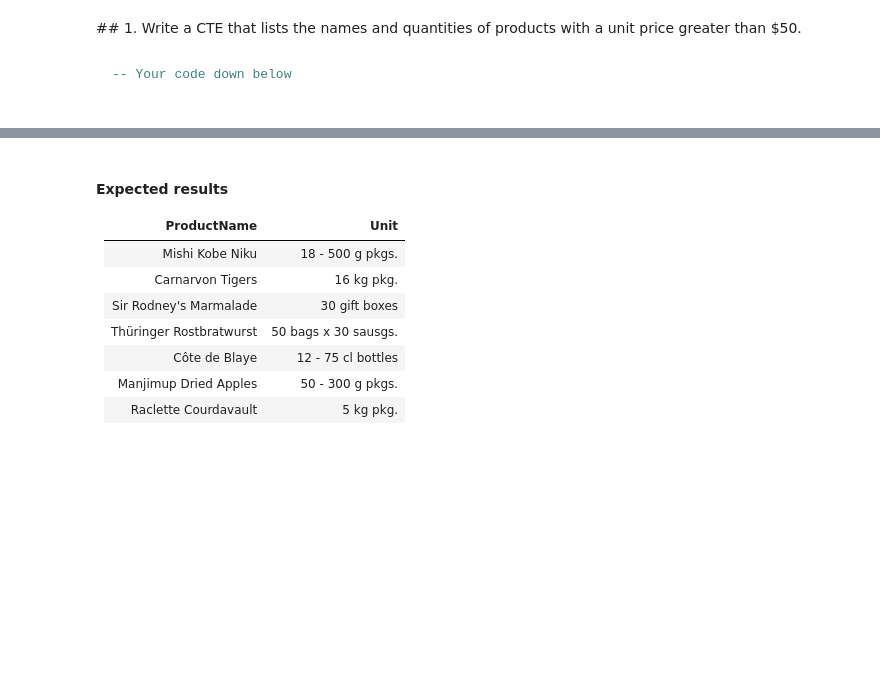
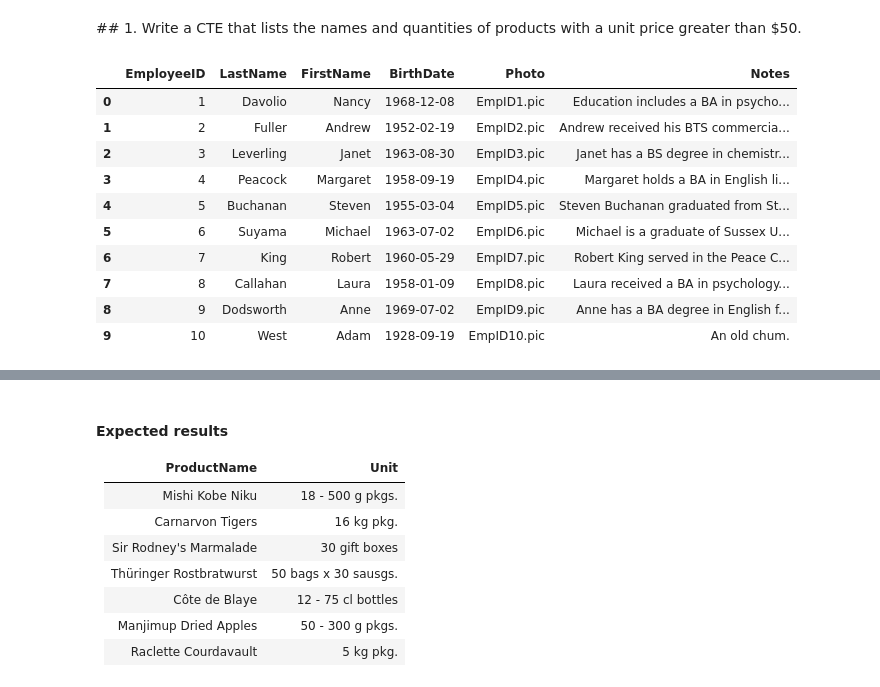
Before and after one commit to Ironhack-data-bcn-oct-2023/lab-mysql-common-table-expressions, a Jupyter notebook: main.ipynb, the cells around one changed output, grey strips where cells are left out. Cells and saved outputs as stored; diff of their text form; code cells hidden in the pictures; blank space fills up the shorter version.

Commit message:
lab-mysql-CTE

````diff
--- a/main.ipynb
+++ b/main.ipynb
@@ -5,7 +10,2 @@ Using the northwind database
 # %% [markdown]
 ## 1. Write a CTE that lists the names and quantities of products with a unit price greater than $50.
-# %% [markdown]
-```sql
--- Your code down below
-
-```
@@ -11,0 +14,18 @@ Using the northwind database
+# %%
+dbName = "northwind"
+connectionData=f"mysql+pymysql://root:{password}@localhost/{dbName}"
+engine = alch.create_engine(connectionData)
+query = "SELECT * FROM employees;"
+pd.read_sql_query(query, engine)
+# %% [output]
+|  | EmployeeID | LastName | FirstName | BirthDate | Photo | Notes |
+| 0 | 1 | Davolio | Nancy | 1968-12-08 | EmpID1.pic | Education includes a BA in psycho... |
+| 1 | 2 | Fuller | Andrew | 1952-02-19 | EmpID2.pic | Andrew received his BTS commercia... |
+| 2 | 3 | Leverling | Janet | 1963-08-30 | EmpID3.pic | Janet has a BS degree in chemistr... |
+| 3 | 4 | Peacock | Margaret | 1958-09-19 | EmpID4.pic | Margaret holds a BA in English li... |
+| 4 | 5 | Buchanan | Steven | 1955-03-04 | EmpID5.pic | Steven Buchanan graduated from St... |
+| 5 | 6 | Suyama | Michael | 1963-07-02 | EmpID6.pic | Michael is a graduate of Sussex U... |
+| 6 | 7 | King | Robert | 1960-05-29 | EmpID7.pic | Robert King served in the Peace C... |
+| 7 | 8 | Callahan | Laura | 1958-01-09 | EmpID8.pic | Laura received a BA in psychology... |
+| 8 | 9 | Dodsworth | Anne | 1969-07-02 | EmpID9.pic | Anne has a BA degree in English f... |
+| 9 | 10 | West | Adam | 1928-09-19 | EmpID10.pic | An old chum. |
````
Also changed, not shown: parts of 16 cells of this notebook.
